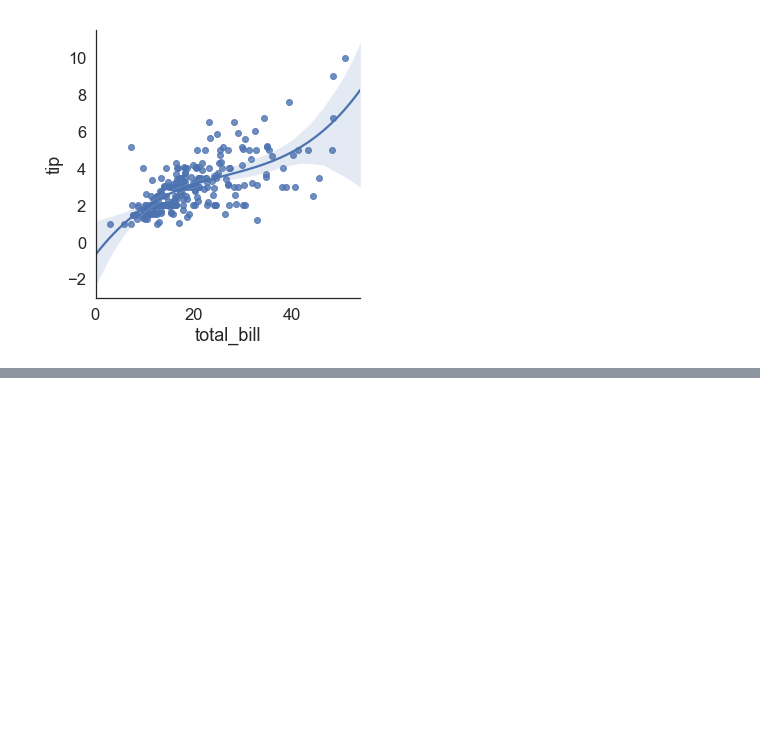
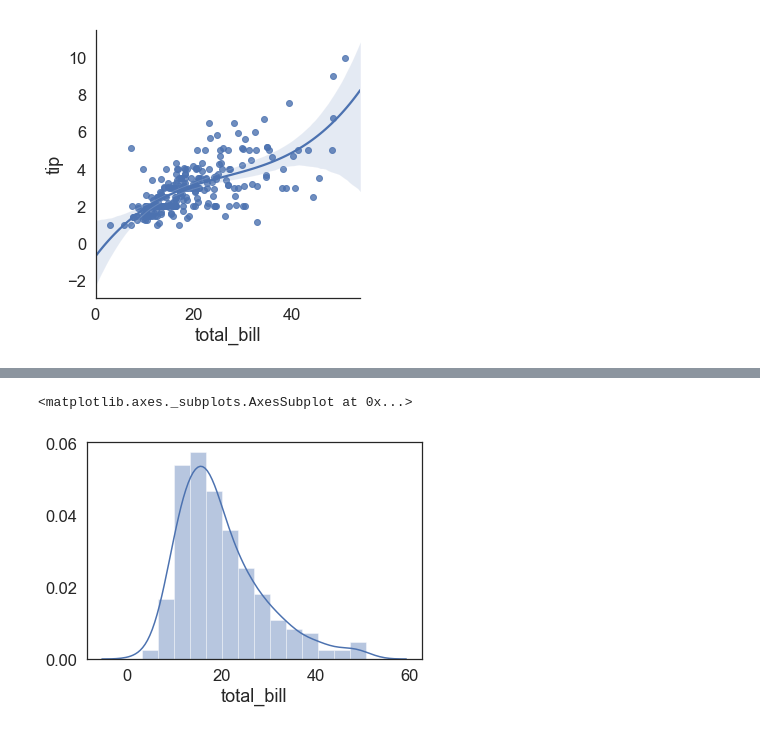
Before and after one commit to mzhao15/python-pandas-learning, a Jupyter notebook: pandas-basics/4-seaborn.ipynb, the cells around one changed output, grey strips where cells are left out. Cells and saved outputs as stored; diff of their text form; code cells hidden in the pictures; blank space fills up the shorter version.

```diff
--- a/pandas-basics/4-seaborn.ipynb
+++ b/pandas-basics/4-seaborn.ipynb
@@ -257,0 +311,3 @@ sns.lmplot(x="total_bill", y="tip", data=tips, order=3) # cubic regression
+# %%
+tips = sns.load_dataset("tips")
+tips.head()
@@ -257,0 +321,5 @@ sns.lmplot(x="total_bill", y="tip", data=tips, order=3) # cubic regression
+# %%
+sns.distplot(tips['total_bill'])
+# %% [output]
+<matplotlib.axes._subplots.AxesSubplot at 0x...>
+[figure, added]
```
Also changed, not shown: parts of 27 cells of this notebook, 4 other files.
